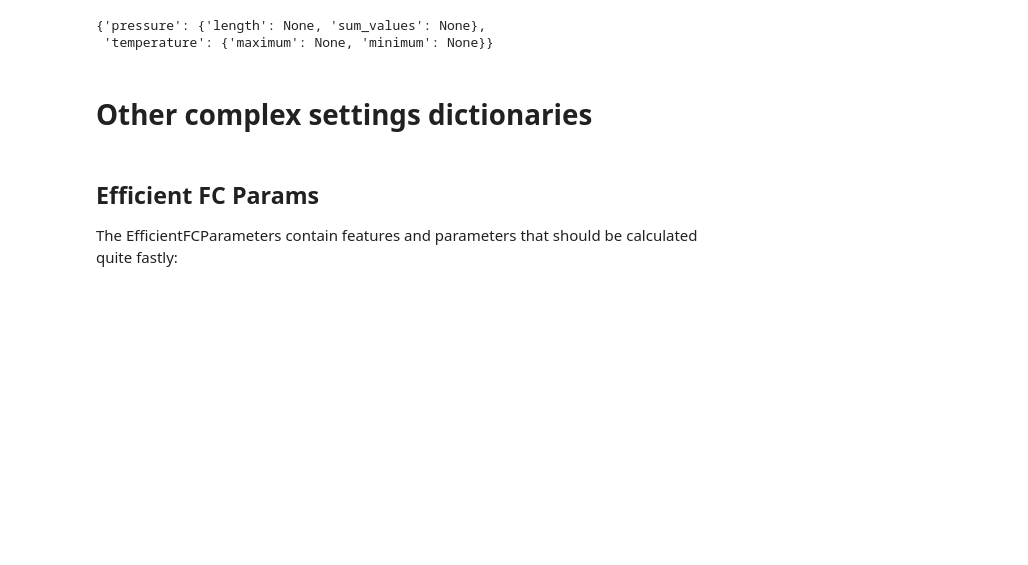
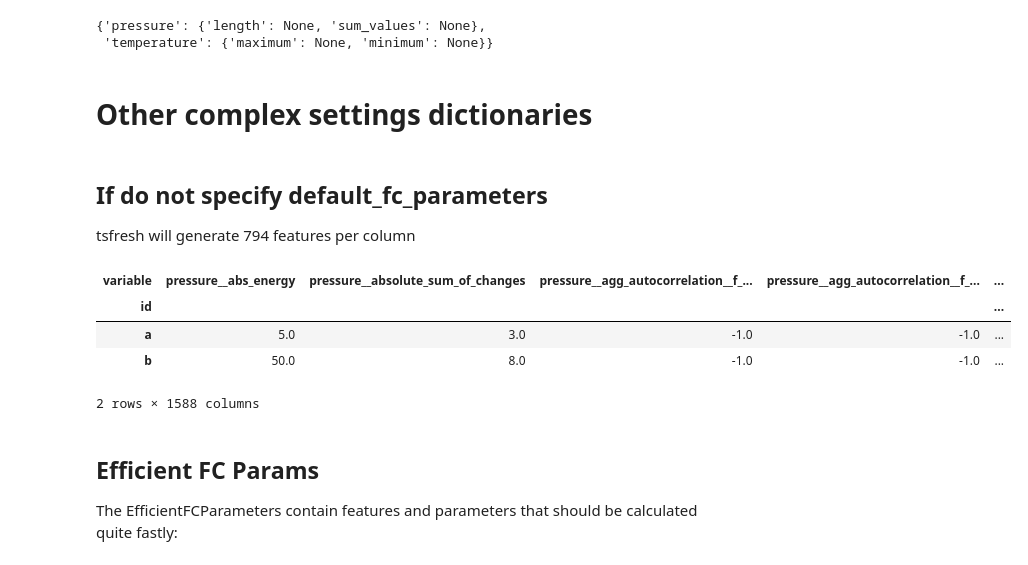
Before and after one commit to jasonchanhku/time-series, a Jupyter notebook: tsfresh/notebooks/feature-extraction-settings.ipynb, the cells around one changed output. Drawn from its saved outputs; the diff is of its cells as text; code cells hidden in the pictures; blank space fills up the shorter version.

Commit message:
added default case

```diff
--- a/tsfresh/notebooks/feature-extraction-settings.ipynb
+++ b/tsfresh/notebooks/feature-extraction-settings.ipynb
@@ -102,6 +102,17 @@ recovered_settings
  'temperature': {'maximum': None, 'minimum': None}}
 # %% [markdown]
 # Other complex settings dictionaries
+# %% [markdown]
+## If do not specify default_fc_parameters
+tsfresh will generate 794 features per column
+# %%
+extract_features(df, column_id="id")
+# %% [output]
+| variable | pressure__abs_energy | pressure__absolute_sum_of_changes | pressure__agg_autocorrelation__f_... | pressure__agg_autocorrelation__f_... | ... |
+| id |  |  |  |  | ... |
+| a | 5.0 | 3.0 | -1.0 | -1.0 | ... |
+| b | 50.0 | 8.0 | -1.0 | -1.0 | ... |
+2 rows × 1588 columns
 # %% [markdown]
 ## Efficient FC Params
 
```
